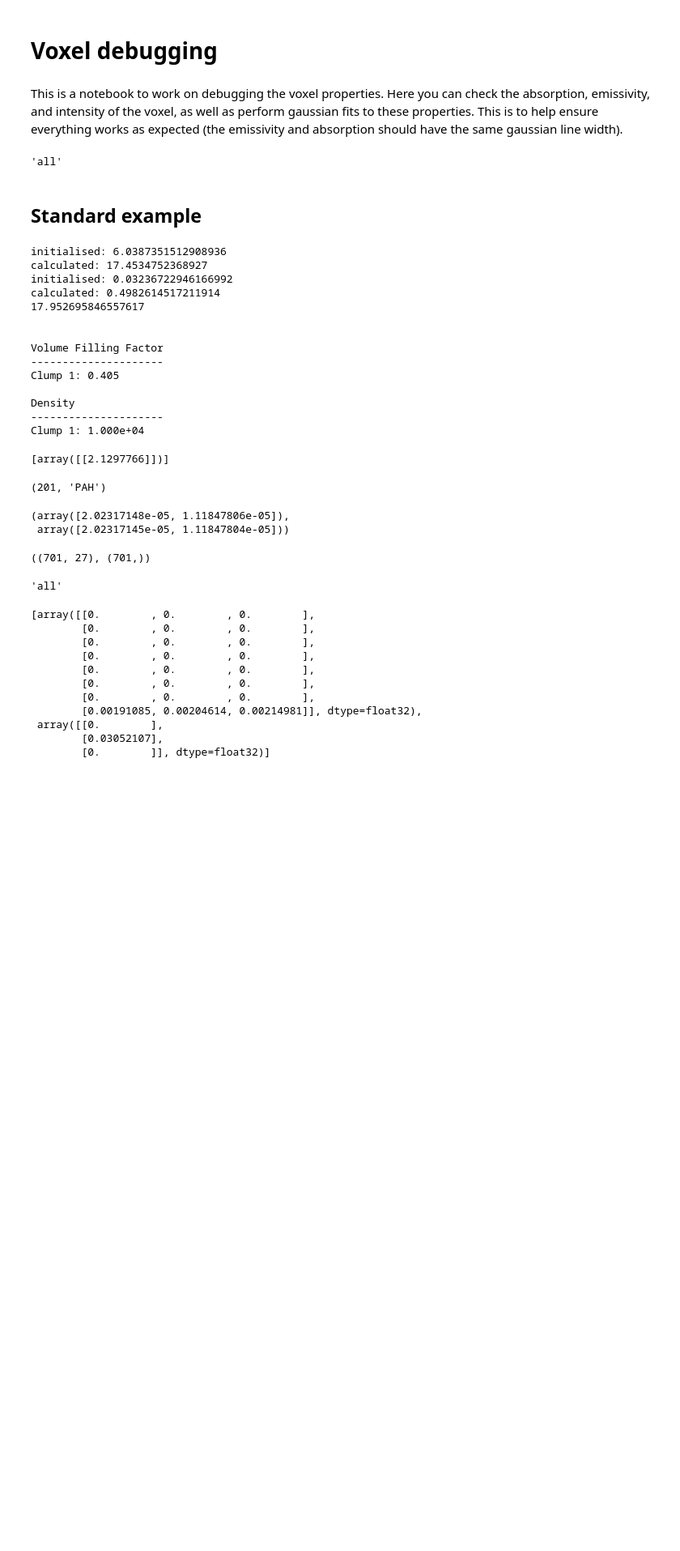
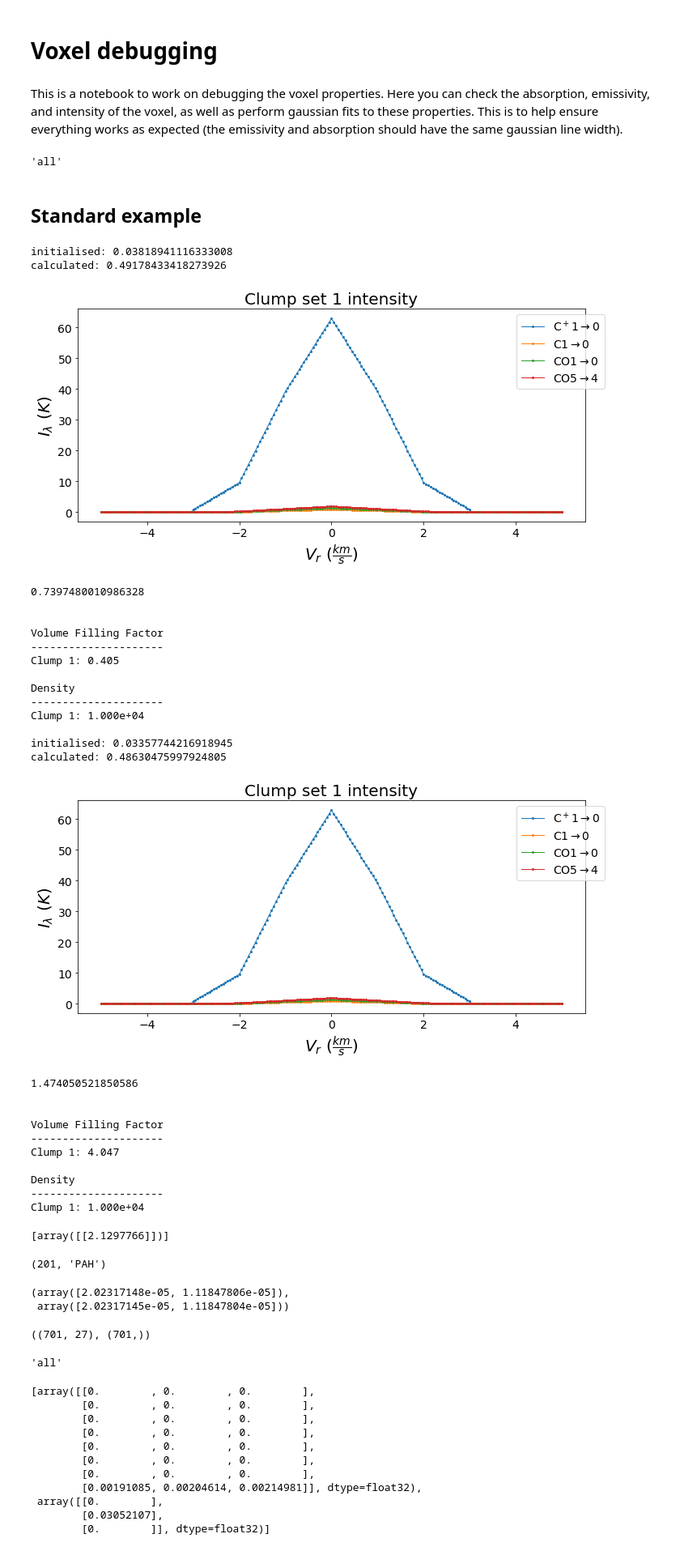
Before and after one commit to CraigYanitski/kosmatau3d, a Jupyter notebook: notebooks/debugging/voxel_debugging.ipynb, the cells around one changed output. Shown at 81% size. Saved outputs shown, nothing was run; the diff lists cells and outputs as text; code cells hidden in the pictures; blank space fills up the shorter version.

```diff
--- a/notebooks/debugging/voxel_debugging.ipynb
+++ b/notebooks/debugging/voxel_debugging.ipynb
@@ -73,54 +73,73 @@ if inGrid:
 #     models.constants.changeMassFunctionParameters(alpha=parameters['alpha'], gamma=parameters['gamma'])
     models.constants.changeVelocityRange(parameters['velocityRange'])
     models.constants.changeVelocityNumber(parameters['velocityNumber'])
     models.constants.addClumps(massRange=parameters['clumpMassRange'], num=parameters['clumpMassNumber'], Nmax=parameters['clumpNmax'], reset=True)
     models.constants.changeDustWavelengths(parameters['dust'])
     models.observations.methods.initialise_grid()
     models.species.addMolecules(parameters['molecules'])
     models.interpolations.initialise()
     models.constants.dtype = np.float64
 
 t0 = time()
 
 # for p in prop:
-scalc = [False, True]
+scalc = [True, True]
 vres = [1, 1]
+mass = [10**2, 1]
+delta_s = [1, 0.1]
 voxels = []
 for _ in range(2):
     parameters['suggested_calc'] = scalc[min(1, _)]
     parameters['velocity_resolution'] = vres[min(1, _)]
+    parameters['ensembleMass'] = 100*delta_s[_]**2
+    parameters['voxel_size'] = delta_s[ _]
     t1 = time()
     vox = models.Voxel()
     vox.setProperties(**parameters)
     print('initialised:', time()-t1)
     vox.calculateEmission(test_calc=test_calc, test_opacity=test_opacity, test_pexp=test_pexp, test_fv=test_fv, verbose=False, timed=False)
     print('calculated:', time()-t1)
     # vox.plot_clump_number(effective=True)
     # vox.plotMolecule(quantity='intensity', kind='slinear', molecule=['C+ 1', 'O 1', 'CO 4', 'CO 45'], moleculeName=[r'$\mathrm{C}^+ 1 \rightarrow 0$', r'$\mathrm{O} 1 \rightarrow 0$', r'$\mathrm{CO} 4 \rightarrow 3$', r'$\mathrm{CO} 45 \rightarrow 46$'])
+    vox.plotMolecule(quantity='intensity', kind='slinear', molecule=['C+ 1', 'C 1', 'CO 1', 'CO 5'], moleculeName=[r'$\mathrm{C}^+ 1 \rightarrow 0$', r'$\mathrm{C} 1 \rightarrow 0$', r'$\mathrm{CO} 1 \rightarrow 0$', r'$\mathrm{CO} 5 \rightarrow 4$'])
     # vox.plotSpectrum(quantity='intensity', kind='slinear', integrated=True)
     voxels.append(copy(vox))
+
+    print(time()-t0, '\n')
+    print('\nVolume Filling Factor')
+    print('---------------------')
+    print('\n'.join(['Clump {}: {:.3f}'.format(_+1, vox.getVolumeFillingFactor()[_]) for _ in range(models.constants.ensembles)]))
+    print('\nDensity')
+    print('---------------------')
+    print('\n'.join(['Clump {}: {:.3e}'.format(_+1, vox.getDensity()[_]) for _ in range(models.constants.ensembles)]))
+    print()
+
 old_vox, new_vox = voxels[:2]
-
-print(time()-t0, '\n')
-print('\nVolume Filling Factor')
-print('---------------------')
-print('\n'.join(['Clump {}: {:.3f}'.format(_+1, vox.getVolumeFillingFactor()[_]) for _ in range(models.constants.ensembles)]))
-print('\nDensity')
-print('---------------------')
-print('\n'.join(['Clump {}: {:.3e}'.format(_+1, vox.getDensity()[_]) for _ in range(models.constants.ensembles)]))
-print()
 # %% [output]
-initialised: 6.0387351512908936
-calculated: 17.4534752368927
-initialised: 0.03236722946166992
-calculated: 0.4982614517211914
-17.952695846557617
-
-
-Volume Filling Factor
----------------------
-Clump 1: 0.405
-
-Density
----------------------
-Clump 1: 1.000e+04
+initialised: 0.03818941116333008
+calculated: 0.49178433418273926
+[figure, added]
+0.7397480010986328
+
+
+Volume Filling Factor
+---------------------
+Clump 1: 0.405
+
+Density
+---------------------
+Clump 1: 1.000e+04
+
+initialised: 0.03357744216918945
+calculated: 0.48630475997924805
+[figure, added]
+1.474050521850586
+
+
+Volume Filling Factor
+---------------------
+Clump 1: 4.047
+
+Density
+---------------------
+Clump 1: 1.000e+04
```
Also changed, not shown: parts of 1 cell of this notebook, 7 other files.
